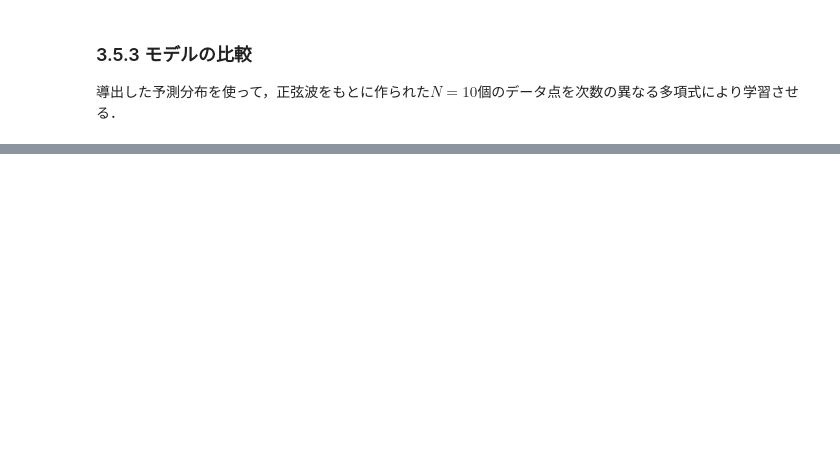
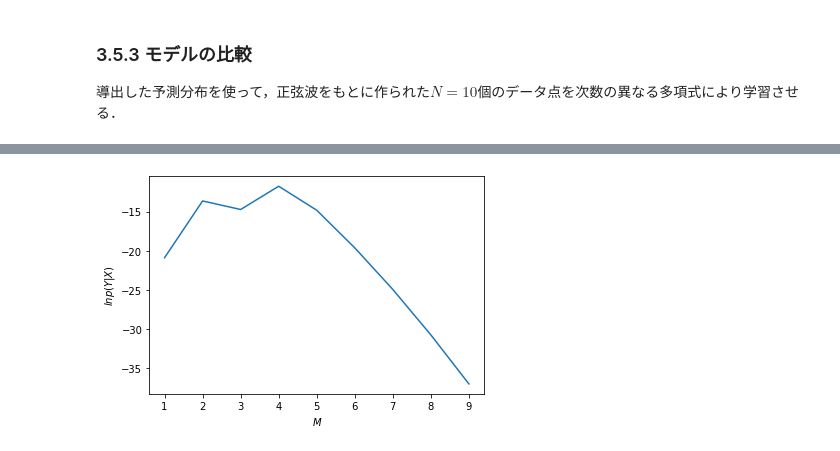
Before and after one commit to tcbn-ai/TIL, a Jupyter notebook: Study_Bayes/3.5_linear_regression.ipynb, the cells around one changed output, grey strips where cells are left out. Cells and saved outputs as stored; diff of their text form; code cells hidden in the pictures; blank space fills up the shorter version.

```diff
--- a/Study_Bayes/3.5_linear_regression.ipynb
+++ b/Study_Bayes/3.5_linear_regression.ipynb
@@ -246,0 +380,24 @@ $$
+# %%
+###################### marginal likelihood ######################
+term_data = 0
+for n in range(num_data):
+    term_data += (lambda_precision * y_data[n]**2 - np.log(lambda_precision) + np.log(2*np.pi))
+
+marginal_list = []
+for i in range(len(Dim_list)):
+    term_quad_1 = (M_vec_list[i].T @ Lambda_array_list[i] @ M_vec_list[i])[0][0]
+    term_ln_1 = np.log(np.linalg.det(Lambda_array_list[i]))
+    term_quad_2 = (hat_m_list[i].T @ hat_Lambda_list[i] @ hat_m_list[i])[0][0]
+    term_ln_2 = np.log(np.linalg.det(hat_Lambda_list[i]))
+    mar = -(term_data + term_quad_1 - term_ln_1 - term_quad_2 + term_ln_2)/2
+    marginal_list.append(mar)
+#################################################################
+
+##################### plot #####################
+fig = plt.figure()
+ax = fig.add_subplot(1, 1, 1)
+ax.set_xlabel(r"$M$"); ax.set_ylabel(r"$ln p(Y | X)$")
+ax.plot(Dim_list, marginal_list)
+plt.show()
+# %% [output]
+[figure, added]
```
Also changed, not shown: parts of 9 cells of this notebook.
